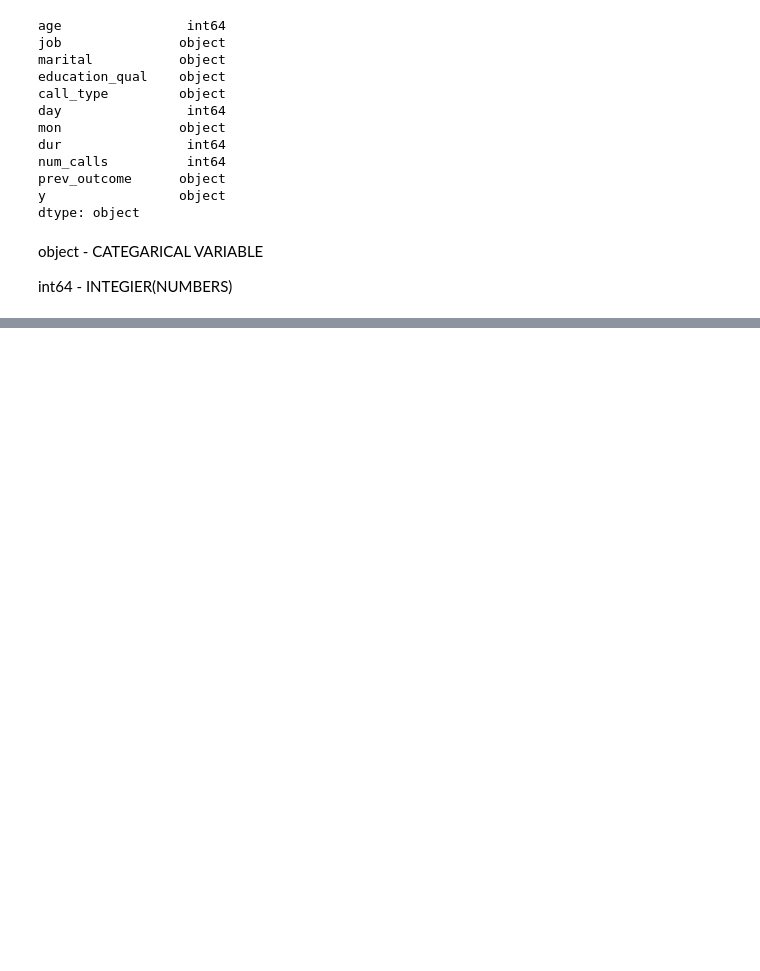
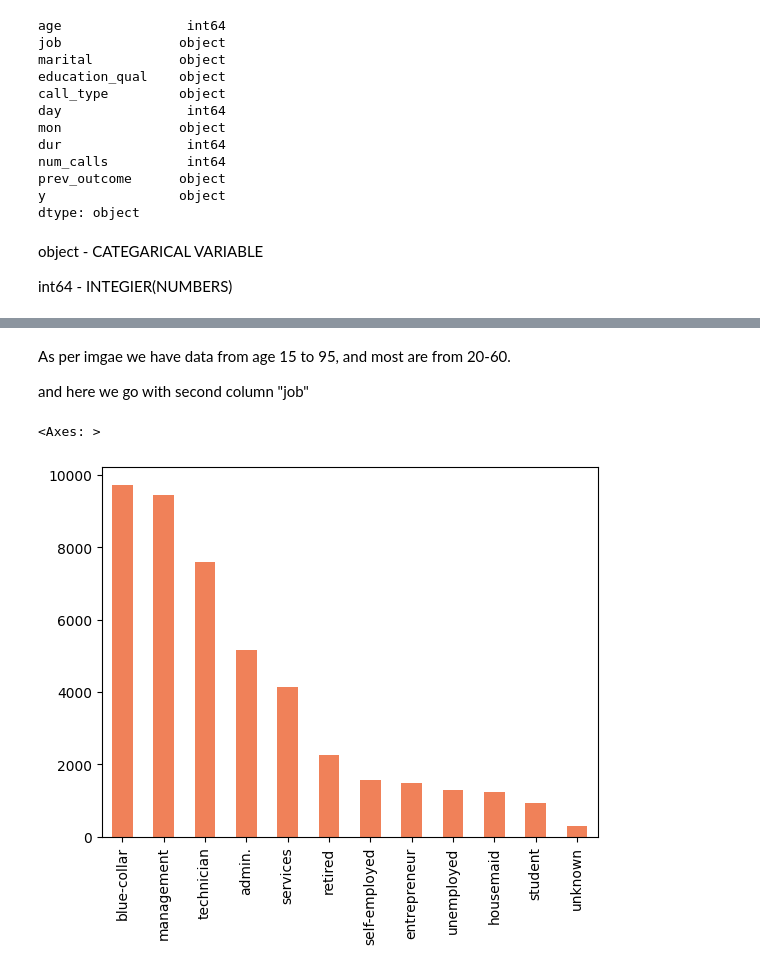
Before and after one commit to LogeshkumarTamilselvam/CustomerConversionPrediction, a Jupyter notebook: Customer_Conversion_Prediction.ipynb, the cells around one changed output, grey strips where cells are left out. Drawn from its saved outputs; the diff is of its cells as text; code cells hidden in the pictures; blank space fills up the shorter version.

```diff
--- a/Customer_Conversion_Prediction.ipynb
+++ b/Customer_Conversion_Prediction.ipynb
@@ -187,0 +201,9 @@ int64 - INTEGIER(NUMBERS)
+# %% [markdown]
+As per imgae we have data from age 15 to 95, and most are from 20-60.
+
+and here we go with second column "job"
+# %%
+CCP['job'].value_counts().plot.bar(color = np.random.rand(3,))
+# %% [output]
+<Axes: >
+[figure, added]
```
Also changed, not shown: parts of 17 cells of this notebook.
